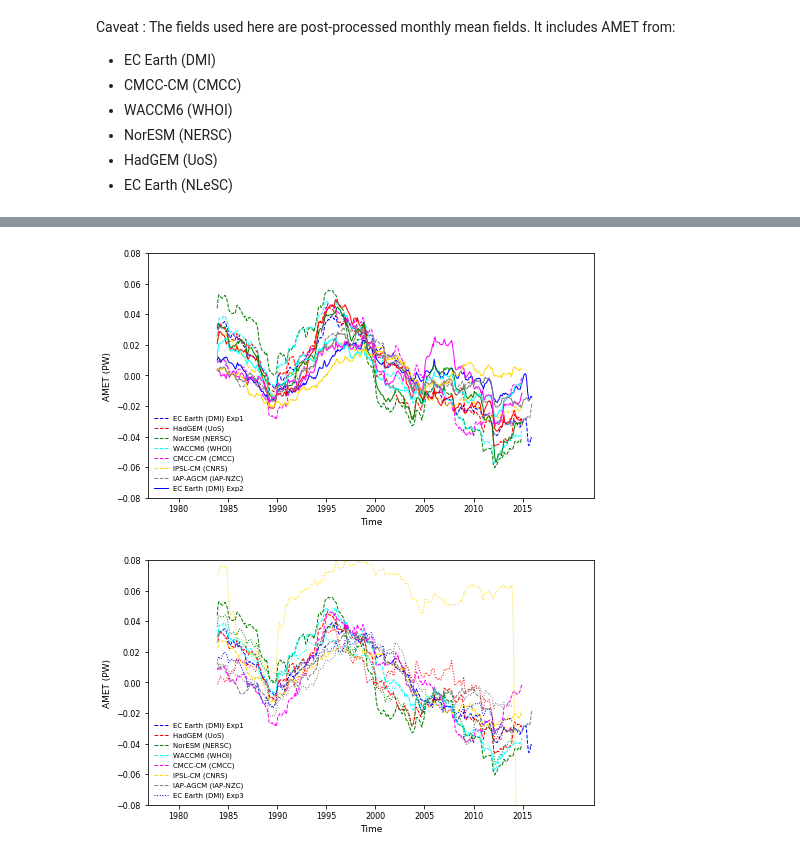
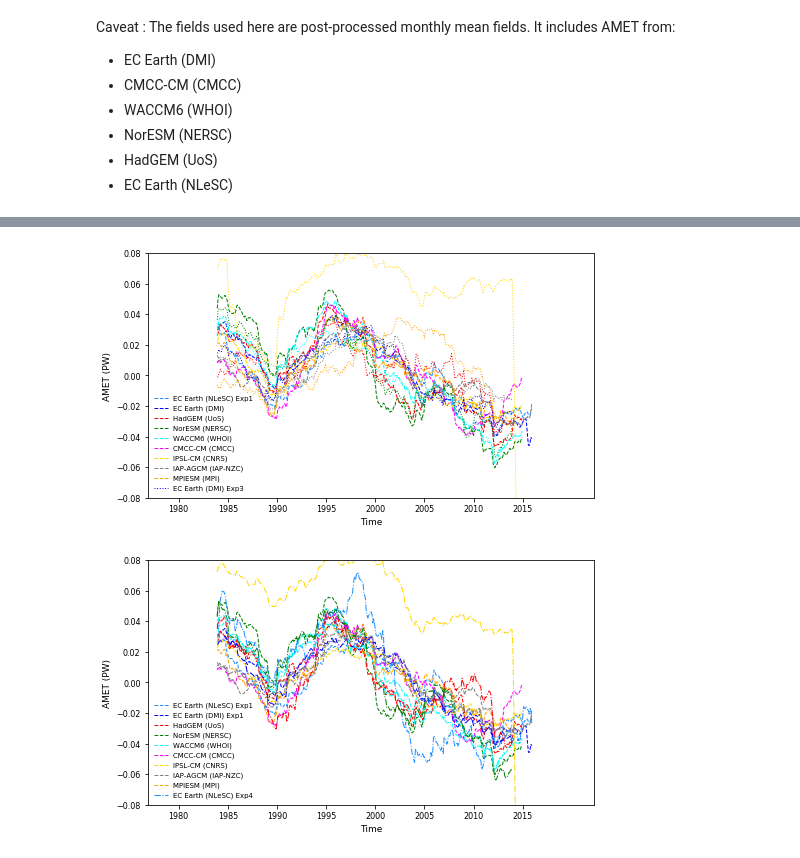
Before and after one commit to geek-yang/JointAnalysis, a Jupyter notebook: Analysis/AMET_analysis_series_report.ipynb, the cells around one changed output, grey strips where cells are left out. Drawn from its saved outputs; the diff is of its cells as text; code cells hidden in the pictures.

```diff
--- a/Analysis/AMET_analysis_series_report.ipynb
+++ b/Analysis/AMET_analysis_series_report.ipynb
@@ -888,60 +1094,67 @@ The output anomaly time series only contains one dimension for time!
 # %%
 ################################   Anomalies at certain sections  ######################################
 ################################   only ensemble mean is used     ######################################
-################################   comparison between exp 1 and 2 ######################################
+################################   comparison between exp 1 and 3 ######################################
 # EC Earth (DMI) interannual
 fig = plt.figure(figsize=(8,4.5))
 # Exp1
+# EC Earth (DNLeSC)
+plt.plot(index_1979_2015[window-1:], ens_avg_NLeSC_exp1._lowpass, color='dodgerblue', linestyle='--', linewidth=1, label='EC Earth (NLeSC) Exp1')
 # EC Earth (DMI)
-plt.plot(index_1979_2015[window-1:], ens_avg_DMI_exp1._lowpass, color='blue', linestyle='--', linewidth=1, label='EC Earth (DMI) Exp1')
+plt.plot(index_1979_2015[window-1:], ens_avg_DMI_exp1._lowpass, color='blue', linestyle='--', linewidth=1, label='EC Earth (DMI)')
 # HadGEM (UoS)
 plt.plot(index_1979_2014[window-1:], ens_avg_UoS_exp1._lowpass, color='red', linestyle='--', linewidth=1, label='HadGEM (UoS)')
 # NorESM (NERSC)
 plt.plot(index_1979_2014[window-1:], ens_avg_NERSC_exp1._lowpass, color='green', linestyle='--', linewidth=1, label='NorESM (NERSC)')
 # WACCM6 (WHOI)
 plt.plot(index_1979_2014[window-1:], ens_avg_WHOI_exp1._lowpass, color='cyan', linestyle='--', linewidth=1, label='WACCM6 (WHOI)')
 # CMCC-CM (CMCC)
 plt.plot(index_1979_2014[window-1:], ens_avg_CMCC_exp1._lowpass, color='magenta', linestyle='--', linewidth=1, label='CMCC-CM (CMCC)')
 # IPSL-CM (CNRS)
 plt.plot(index_1979_2014[window-1:], ens_avg_CNRS_exp1._lowpass, color='gold', linestyle='--', linewidth=1, label='IPSL-CM (CNRS)')
 # IAP-AGCM (IAP-NZC)
 plt.plot(index_1979_2015[window-1:], ens_avg_IAP_exp1._lowpass, color='gray', linestyle='--', linewidth=1, label='IAP-AGCM (IAP-NZC)')
+#MPIESM (MPI)
+plt.plot(index_1979_2013[window-1:], ens_avg_MPI_exp1._lowpass, color='orange', linestyle='--', linewidth=1, label='MPIESM (MPI)')
 
-# Exp2
+# Exp3
 # EC Earth (DMI)
-plt.plot(index_1979_2015[window-1:], ens_avg_DMI_exp2._lowpass, color='blue', linestyle='-', linewidth=1, label='EC Earth (DMI) Exp2')
+plt.plot(index_1979_2013[window-1:], ens_avg_DMI_exp3._lowpass, color='blue', linestyle=':', linewidth=1, label='EC Earth (DMI) Exp3')
 # HadGEM (UoS)
-plt.plot(index_1979_2014[window-1:], ens_avg_UoS_exp2._lowpass, color='red', linestyle='-', linewidth=1)
+plt.plot(index_1979_2013[window-1:], ens_avg_UoS_exp3._lowpass, color='red', linestyle=':', linewidth=1)
 # NorESM (NERSC)
-plt.plot(index_1979_2014[window-1:], ens_avg_NERSC_exp2._lowpass, color='green', linestyle='-', linewidth=1)
+plt.plot(index_1979_2013[window-1:], ens_avg_NERSC_exp3._lowpass, color='green', linestyle=':', linewidth=1)
 # WACCM6 (WHOI)
-plt.plot(index_1979_2014[window-1:], ens_avg_WHOI_exp2._lowpass, color='cyan', linestyle='-', linewidth=1)
-# CMCC-CM (CMCC)
-plt.plot(index_1979_2014[window-1:], ens_avg_CMCC_exp2._lowpass, color='magenta', linestyle='-', linewidth=1)
+plt.plot(index_1979_2012[window-1:], ens_avg_WHOI_exp3._lowpass, color='cyan', linestyle=':', linewidth=1)
 # IPSL-CM (CNRS)
-plt.plot(index_1979_2014[window-1:], ens_avg_CNRS_exp2._lowpass, color='gold', linestyle='-', linewidth=1)
+plt.plot(index_1979_2014[window-1:], ens_avg_CNRS_exp3._lowpass, color='gold', linestyle=':', linewidth=1)
 # IAP-AGCM (IAP-NZC)
-plt.plot(index_1979_2015[window-1:], ens_avg_IAP_exp2._lowpass, color='gray', linestyle='-', linewidth=1)
+plt.plot(index_1979_2013[window-1:], ens_avg_IAP_exp3._lowpass, color='gray', linestyle=':', linewidth=1)
+#MPIESM (MPI)
+plt.plot(index_1979_2013[window-1:], ens_avg_MPI_exp3._lowpass, color='orange', linestyle=':', linewidth=1)
 
 plt.xlabel("Time",fontsize=9)
 plt.xticks(np.arange(13,yy*12+1,60), index_year,fontsize=8)
 plt.xlim(-25,520)
 plt.ylabel("AMET (PW)",fontsize=9)
 plt.yticks(fontsize=8)
 plt.ylim(-0.08,0.08)
 plt.legend(frameon=False, loc=3, prop={'size': 7})
 plt.show()
-fig.savefig(os.path.join(output_path,'Anomaly_lowpass_{}_60N_ensAvg_AMIP_exp12.png'.format(window)),dpi=200)
+fig.savefig(os.path.join(output_path,'Anomaly_lowpass_{}_60N_ensAvg_AMIP_exp13.png'.format(window)),dpi=200)
 plt.close(fig)
 # %% [output]
-[figure, old version]
+[figure, new version]
 # %%
 ################################   Anomalies at certain sections  ######################################
 ################################   only ensemble mean is used     ######################################
-################################   comparison between exp 1 and 3 ######################################
+################################   comparison between exp 1 and 4 ######################################
+
 # EC Earth (DMI) interannual
 fig = plt.figure(figsize=(8,4.5))
 # Exp1
+# EC Earth (NLeSC)
+plt.plot(index_1979_2015[window-1:], ens_avg_NLeSC_exp1._lowpass, color='dodgerblue', linestyle='--', linewidth=1, label='EC Earth (NLeSC) Exp1')
 # EC Earth (DMI)
 plt.plot(index_1979_2015[window-1:], ens_avg_DMI_exp1._lowpass, color='blue', linestyle='--', linewidth=1, label='EC Earth (DMI) Exp1')
 # HadGEM (UoS)
@@ -956,20 +1169,26 @@ plt.plot(index_1979_2014[window-1:], ens_avg_CMCC_exp1._lowpass, color='magenta'
 plt.plot(index_1979_2014[window-1:], ens_avg_CNRS_exp1._lowpass, color='gold', linestyle='--', linewidth=1, label='IPSL-CM (CNRS)')
 # IAP-AGCM (IAP-NZC)
 plt.plot(index_1979_2015[window-1:], ens_avg_IAP_exp1._lowpass, color='gray', linestyle='--', linewidth=1, label='IAP-AGCM (IAP-NZC)')
+#MPIESM (MPI)
+plt.plot(index_1979_2013[window-1:], ens_avg_MPI_exp1._lowpass, color='orange', linestyle='--', linewidth=1, label='MPIESM (MPI)')
 
-# Exp3
+# Exp4
+# EC Earth (DNLeSC)
+plt.plot(index_1979_2015[window-1:], ens_avg_NLeSC_exp4._lowpass, color='dodgerblue', linestyle='-.', linewidth=1, label='EC Earth (NLeSC) Exp4')
 # EC Earth (DMI)
-plt.plot(index_1979_2013[window-1:], ens_avg_DMI_exp3._lowpass, color='blue', linestyle=':', linewidth=1, label='EC Earth (DMI) Exp3')
+plt.plot(index_1979_2013[window-1:], ens_avg_DMI_exp4._lowpass, color='blue', linestyle='-.', linewidth=1)
 # HadGEM (UoS)
-plt.plot(index_1979_2013[window-1:], ens_avg_UoS_exp3._lowpass, color='red', linestyle=':', linewidth=1)
+plt.plot(index_1979_2013[window-1:], ens_avg_UoS_exp4._lowpass, color='red', linestyle='-.', linewidth=1)
 # NorESM (NERSC)
-plt.plot(index_1979_2013[window-1:], ens_avg_NERSC_exp3._lowpass, color='green', linestyle=':', linewidth=1)
+plt.plot(index_1979_2013[window-1:], ens_avg_NERSC_exp4._lowpass, color='green', linestyle='-.', linewidth=1)
 # WACCM6 (WHOI)
-plt.plot(index_1979_2012[window-1:], ens_avg_WHOI_exp3._lowpass, color='cyan', linestyle=':', linewidth=1)
+plt.plot(index_1979_2012[window-1:], ens_avg_WHOI_exp4._lowpass, color='cyan', linestyle='-.', linewidth=1)
 # IPSL-CM (CNRS)
-plt.plot(index_1979_2014[window-1:], ens_avg_CNRS_exp3._lowpass, color='gold', linestyle=':', linewidth=1)
+plt.plot(index_1979_2014[window-1:], ens_avg_CNRS_exp4._lowpass, color='gold', linestyle='-.', linewidth=1)
 # IAP-AGCM (IAP-NZC)
-plt.plot(index_1979_2013[window-1:], ens_avg_IAP_exp3._lowpass, color='gray', linestyle=':', linewidth=1)
+plt.plot(index_1979_2013[window-1:], ens_avg_IAP_exp4._lowpass, color='gray', linestyle='-.', linewidth=1)
+#MPIESM (MPI)
+#plt.plot(index_1979_2013[window-1:], ens_avg_MPI_exp3._lowpass, color='orange', linestyle='-', linewidth=1)
 
 
 plt.xlabel("Time",fontsize=9)
@@ -980,7 +1199,7 @@ plt.yticks(fontsize=8)
 plt.ylim(-0.08,0.08)
 plt.legend(frameon=False, loc=3, prop={'size': 7})
 plt.show()
-fig.savefig(os.path.join(output_path,'Anomaly_lowpass_{}_60N_ensAvg_AMIP_exp13.png'.format(window)),dpi=200)
+fig.savefig(os.path.join(output_path,'Anomaly_lowpass_{}_60N_ensAvg_AMIP_exp14.png'.format(window)),dpi=200)
 plt.close(fig)
 # %% [output]
-[figure, old version]
+[figure, new version]
```
Also changed, not shown: parts of 16 cells of this notebook, 1 other file.
